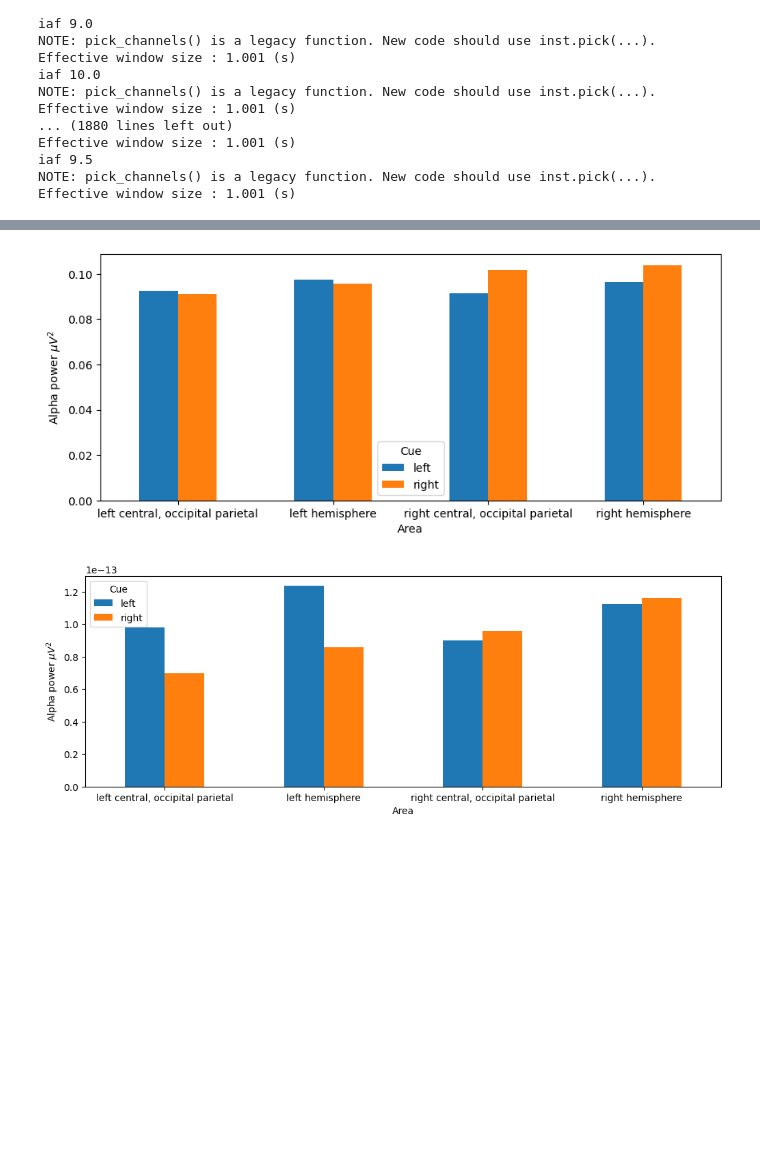
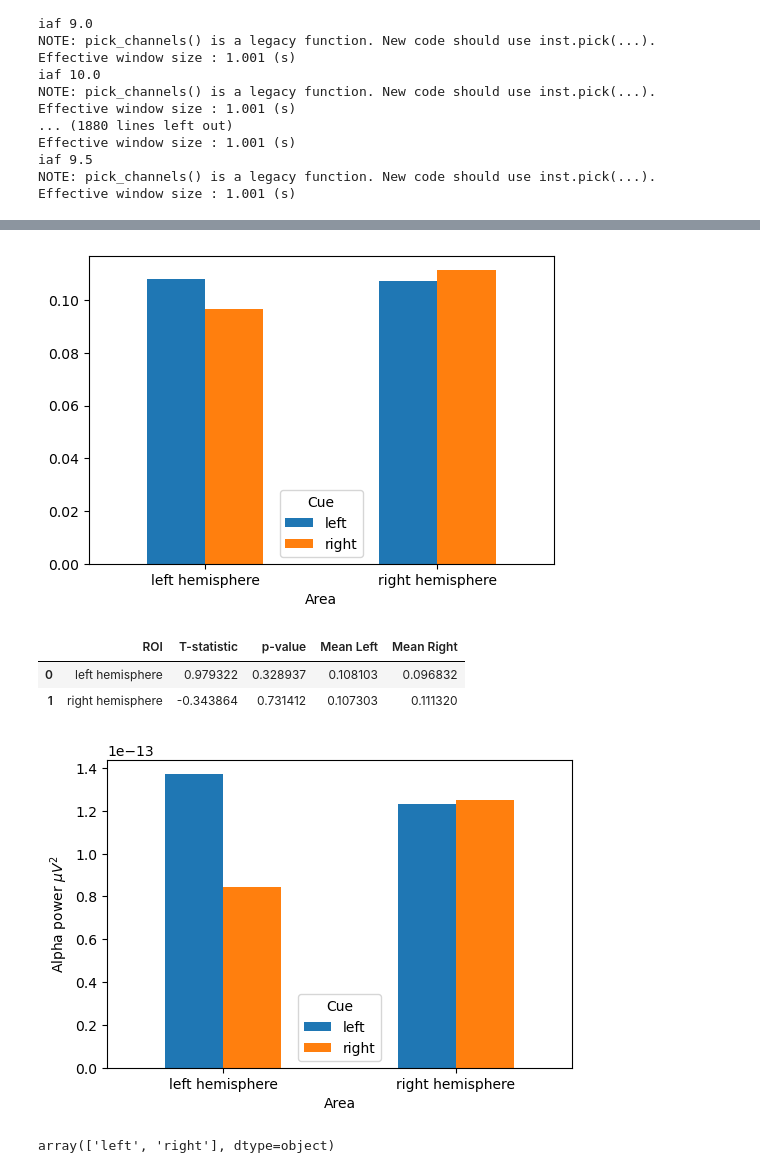
Before and after one commit to locua/time-frequency-analysis, a Jupyter notebook: Alpha comparisons New.ipynb, the cells around one changed output, grey strips where cells are left out. Saved outputs shown, nothing was run; the diff lists cells and outputs as text; code cells hidden in the pictures; blank space fills up the shorter version.

```diff
--- a/Alpha comparisons New.ipynb
+++ b/Alpha comparisons New.ipynb
@@ -119,7 +112,7 @@ def gather_epochs(file_names, event_ids=event_map):
         raw = mne.io.read_raw(file, preload=True)
         print('dropping channel');raw.drop_channels('ECG')
         # Filter ?
-        filt_raw = raw.copy().filter(l_freq=3, h_freq=40)
+        filt_raw = raw.copy().filter(l_freq=3, h_freq=30)
         # Events
         events, event_id = mne.events_from_annotations(filt_raw, event_map) # get events
         # Re-reference
@@ -375,6 +369,8 @@ iaf_data = df_iaf
 cue_key = [
         ['left','Comment/60'],
         ['right','Comment/70'],
+        # ['central','Comment/80'],
+        # ['fixation','Comment/40'],
 ]
 output = {
         'Participant':[],
@@ -402,8 +398,8 @@ for k in range(len(cue_key)):
             # Get iaf and alpha range for subject
             iaf = iaf_data[(iaf_data['Participant']==int(sub_id)) & (iaf_data['Session']==int(session))].IAF.iloc[0]
             print('iaf', iaf)
-            a_min = math.floor(iaf - 1)
-            a_max = math.ceil(iaf + 1)
+            a_min = math.floor(iaf - 0.5)
+            a_max = math.ceil(iaf + 0.5)
             freq_range = (a_min, a_max)
             ###
             a, na = get_psd_power_norm(e[0][cue_id], value, freq_range)
@@ -439,6 +435,7 @@ powers_all['Session'] = powers_all['Session'].astype(int)
 powers_baselines = pd.merge(powers_all, base_ec_powers, on=['Participant', 'ROI', 'Session'])
 powers_baselines['Baselined Power'] = powers_baselines['Normalised Power'] - powers_baselines['baseline_power']
 powers_baselines['hemisphere'] = powers_baselines['ROI'].apply(determine_hemisphere)
+powers_baselines = powers_baselines[powers_baselines['ROI'].isin(['left hemisphere', 'right hemisphere'])]
 powers_baselines
 # %% [output]
 |  | Participant | ROI | Cue | Session | Power | Normalised Power | baseline_power | Baselined Power | ... |
@@ -457,21 +454,48 @@ powers_baselines
 # %%
-powers_grouped = powers_all.groupby(['ROI', 'Cue'])['Normalised Power'].mean().reset_index()
+powers_grouped = powers_baselines.groupby(['ROI', 'Cue'])['Normalised Power'].mean().reset_index()
 
 powers_pivot = powers_grouped.pivot(index='ROI', columns='Cue', values='Normalised Power')
-powers_pivot.plot(kind='bar', figsize=(10, 4), color=tab10)
+powers_pivot.plot(kind='bar', figsize=(6, 4), color=tab10)
 
-plt.ylabel(r'Alpha power $\mu V^{2}$')
+# plt.ylabel(r'Alpha power $\mu V^{2}$')
 plt.xlabel('Area')
 plt.xticks(rotation=0)
 # plt.ylim(-1.6e-17, 1.5e-17)
 plt.show()
 # %% [output]
-[figure, old version]
+[figure, new version]
+# %%
+column = "Normalised Power"
+df = powers_baselines
+unique_rois = df['ROI'].unique()
+results = []
+
+for roi in unique_rois:
+    # Filter data for specific ROI
+    roi_df = df[df['ROI'] == roi]
+
+    # Split data based on cue
+    left_cue = roi_df[roi_df['Cue'] == 'left'][column]
+    right_cue = roi_df[roi_df['Cue'] == 'right'][column]
+
+    # Perform t-test
+    t_stat, p_value = stats.ttest_ind(left_cue, right_cue)
+
+    # Store results
+    results.append((roi, t_stat, p_value, left_cue.mean(), right_cue.mean()))
+
+# Convert results into DataFrame for easier visualization
+results_df = pd.DataFrame(results, columns=['ROI', 'T-statistic', 'p-value', 'Mean Left', 'Mean Right'])
+results_df
+# %% [output]
+|  | ROI | T-statistic | p-value | Mean Left | Mean Right |
+| 0 | left hemisphere | 0.979322 | 0.328937 | 0.108103 | 0.096832 |
+| 1 | right hemisphere | -0.343864 | 0.731412 | 0.107303 | 0.111320 |
 # %%
-powers_grouped = powers_all.groupby(['ROI', 'Cue'])['Power'].mean().reset_index()
+powers_grouped = powers_baselines.groupby(['ROI', 'Cue'])['Power'].mean().reset_index()
 
 powers_pivot = powers_grouped.pivot(index='ROI', columns='Cue', values='Power')
-powers_pivot.plot(kind='bar', figsize=(12, 4), color=tab10)
+powers_pivot.plot(kind='bar', figsize=(6, 4), color=tab10)
 
 plt.ylabel(r'Alpha power $\mu V^{2}$')
 plt.xlabel('Area')
@@ -479,4 +503,8 @@ plt.xticks(rotation=0)
 # plt.ylim(-1.6e-17, 1.5e-17)
 plt.show()
 # %% [output]
-[figure, old version]
+[figure, new version]
+# %%
+df.Cue.unique()
+# %% [output]
+array(['left', 'right'], dtype=object)
```
Also changed, not shown: parts of 9 cells of this notebook, 2 other files.
